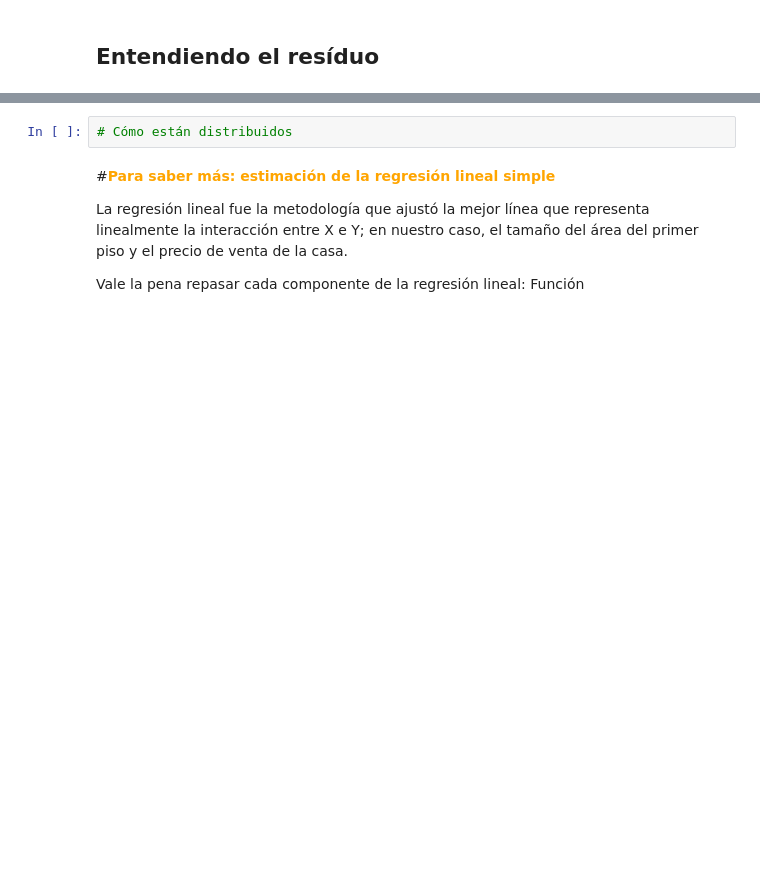
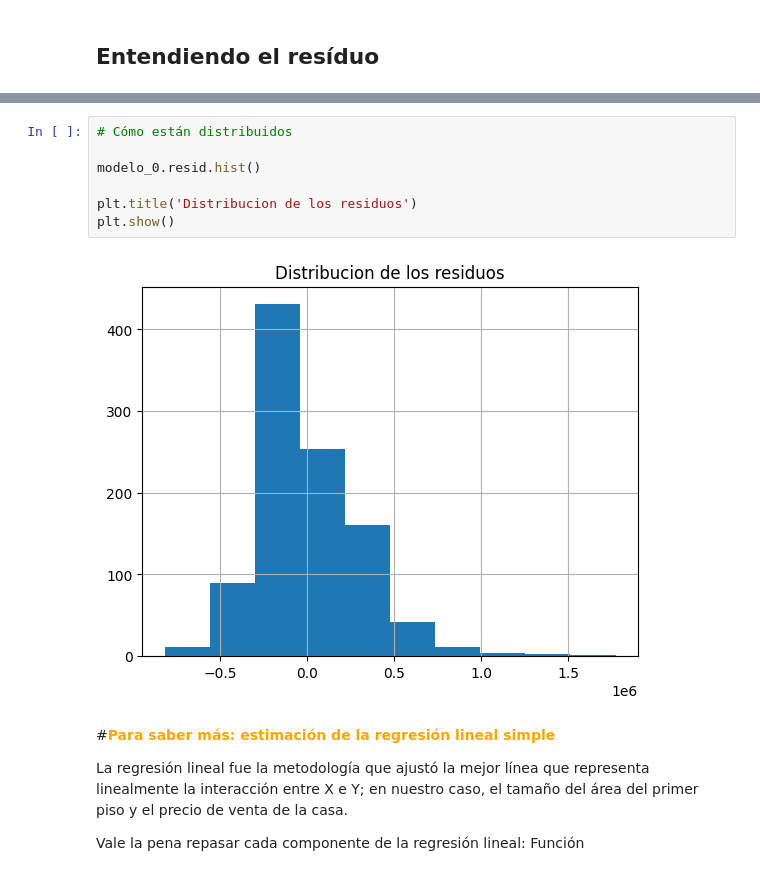
Before and after one commit to LejImkoaj/data-sciencie-regresion-lineal, a Jupyter notebook: precios_de_inmuebles_regresion_lineal.ipynb, the cells around one changed output, grey strips where cells are left out. Drawn from its saved outputs; the diff is of its cells as text; blank space fills up the shorter version.

```diff
--- a/precios_de_inmuebles_regresion_lineal.ipynb
+++ b/precios_de_inmuebles_regresion_lineal.ipynb
@@ -290,5 +307,12 @@ np.float64(0.37728010994297867)
-# %%
-# Cómo están distribuidos
+# %%
+# Cómo están distribuidos
+
+modelo_0.resid.hist()
+
+plt.title('Distribucion de los residuos')
+plt.show()
+# %% [output]
+[figure, added]
 # %% [markdown]
 #**<font color='orange'>Para saber más: estimación de la regresión lineal simple**</font>
 
```
Also changed, not shown: parts of 7 cells of this notebook.
